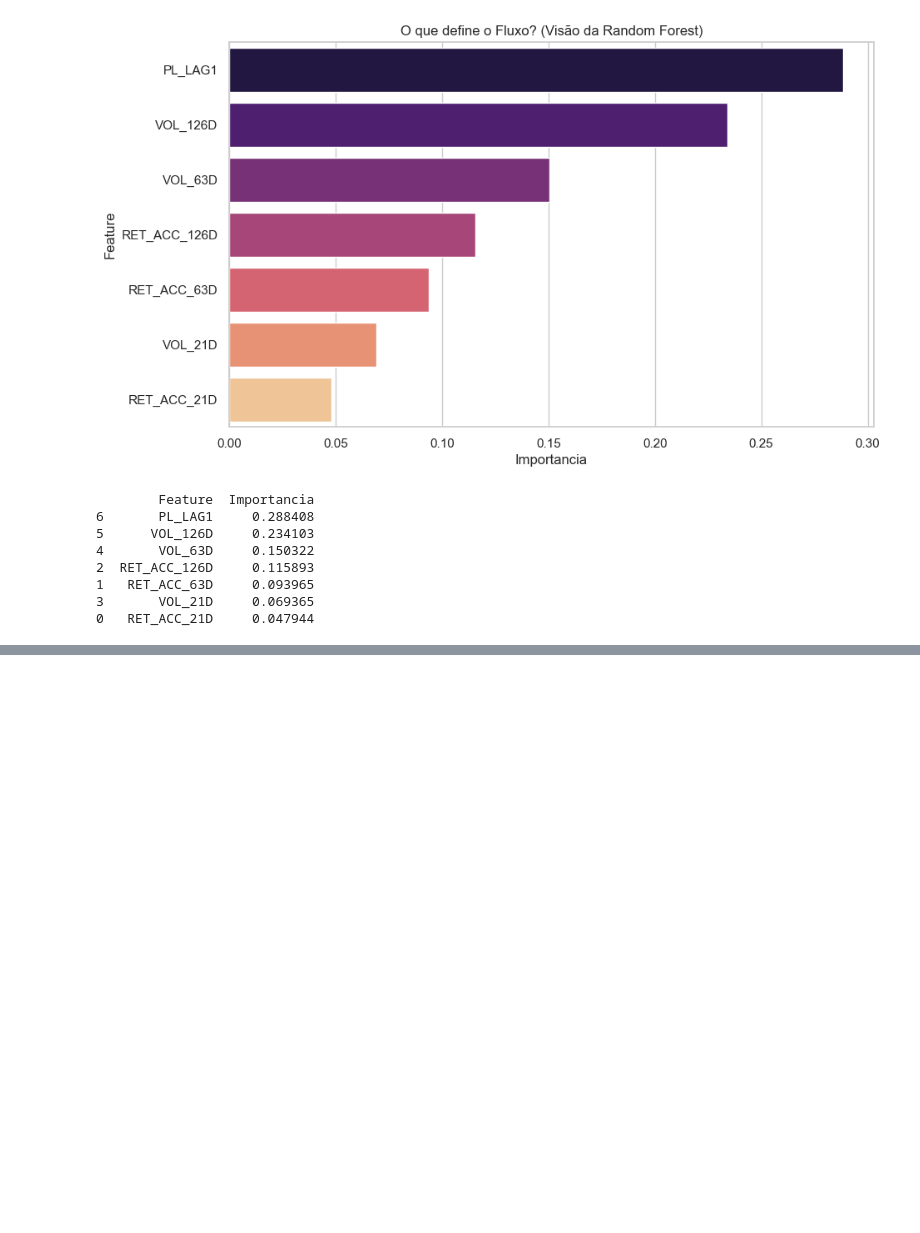
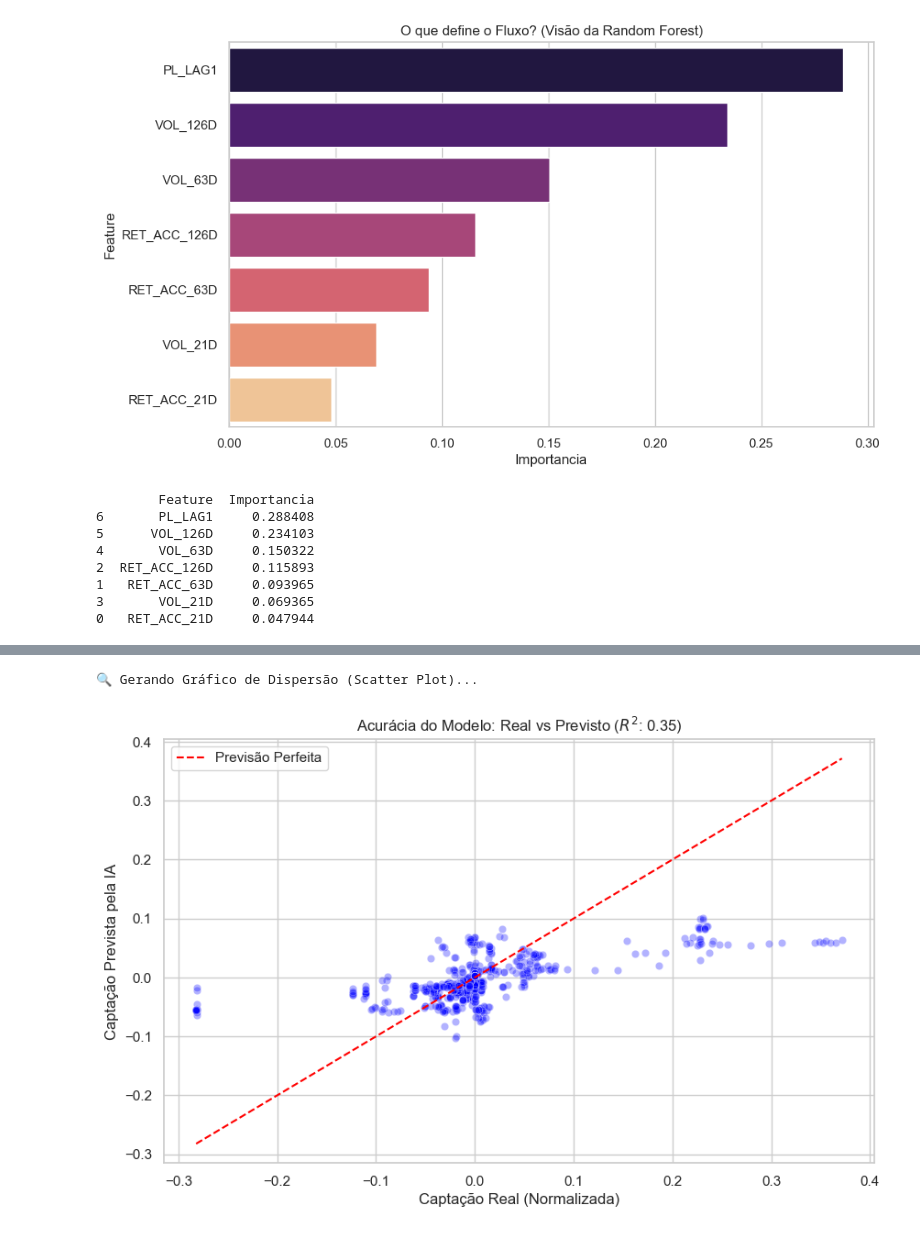
Before and after one commit to smartielo/desafio-kinea-bi, a Jupyter notebook: notebooks/05_modelagem_avancada.ipynb, the cells around one changed output, grey strips where cells are left out. Cells and saved outputs as stored; diff of their text form; code cells hidden in the pictures; blank space fills up the shorter version.

```diff
--- a/notebooks/05_modelagem_avancada.ipynb
+++ b/notebooks/05_modelagem_avancada.ipynb
@@ -119,0 +123,28 @@ print(importancia)
+# %%
+print("🔍 Gerando Gráfico de Dispersão (Scatter Plot)...")
+
+# Cria um DataFrame comparativo
+df_resultados = pd.DataFrame({
+    'Real': y_test,
+    'Previsto': y_pred
+})
+
+# Plotagem
+plt.figure(figsize=(10, 6))
+
+# Scatter plot com transparência (alpha) para ver onde os pontos se acumulam
+sns.scatterplot(x='Real', y='Previsto', data=df_resultados, alpha=0.3, color='blue')
+
+# Linha de referência perfeita (x=y) em vermelho
+# Se o ponto estiver nessa linha, o modelo acertou na mosca
+limites = [df_resultados.min().min(), df_resultados.max().max()]
+plt.plot(limites, limites, color='red', linestyle='--', label='Previsão Perfeita')
+
+plt.title(f"Acurácia do Modelo: Real vs Previsto ($R^2$: {r2:.2f})")
+plt.xlabel("Captação Real (Normalizada)")
+plt.ylabel("Captação Prevista pela IA")
+plt.legend()
+plt.show()
+# %% [output]
+🔍 Gerando Gráfico de Dispersão (Scatter Plot)...
+[figure, added]
```
Also changed, not shown: parts of 3 cells of this notebook.
